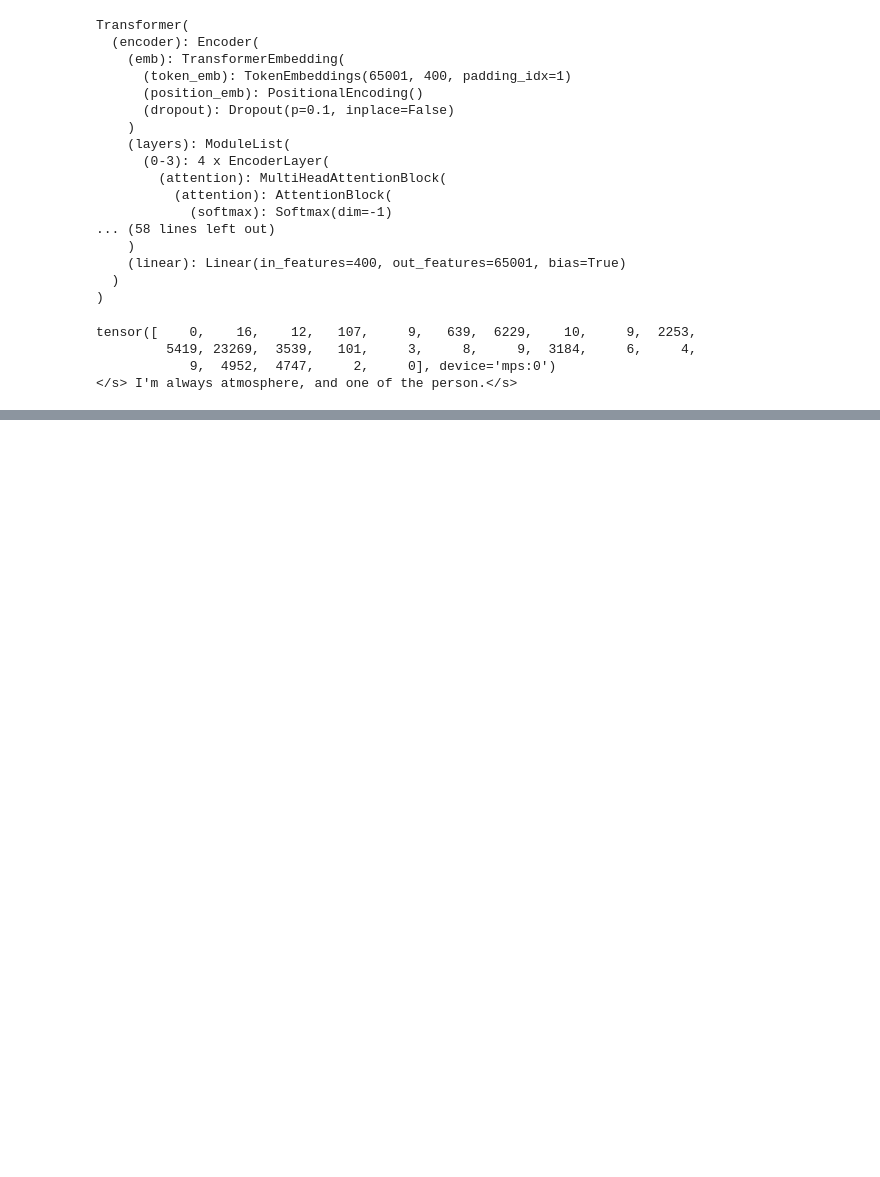
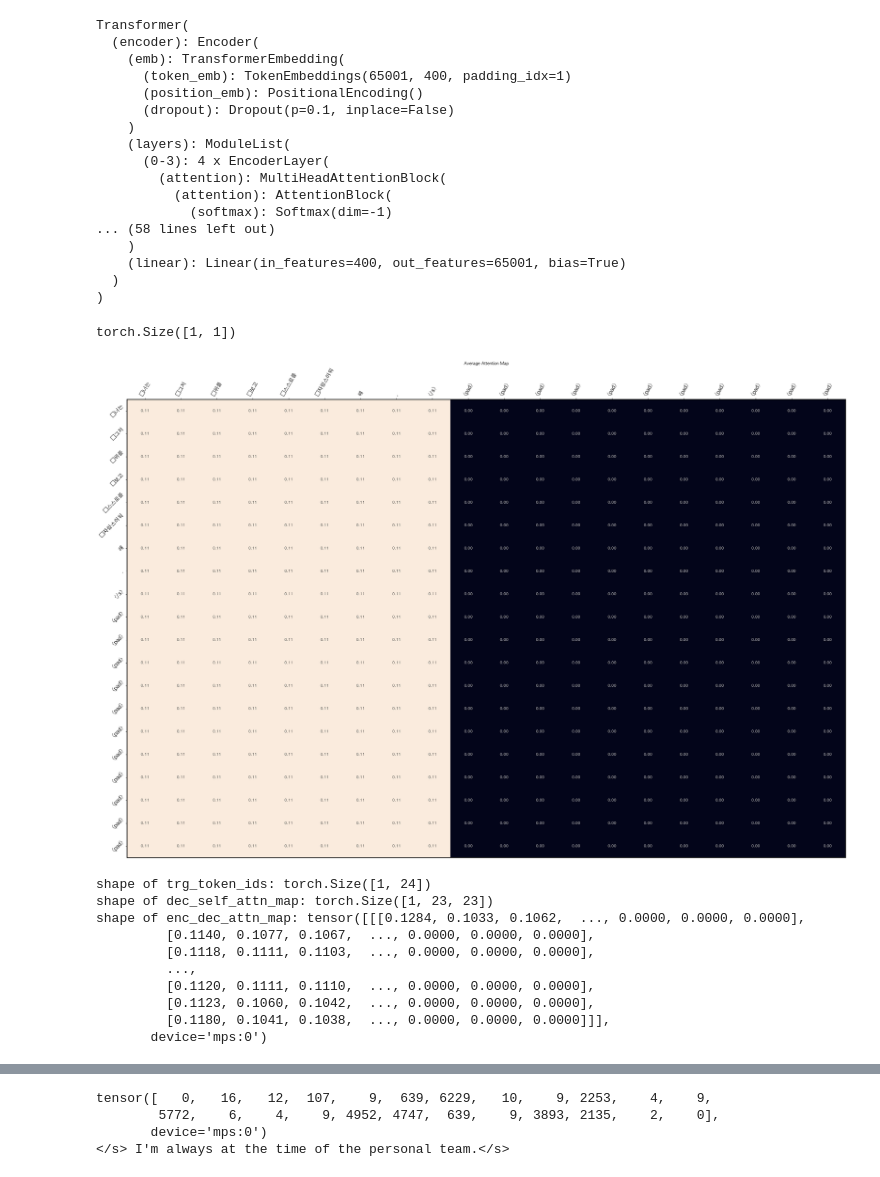
Before and after one commit to jinho-choi123/Transformer-pytorch, a Jupyter notebook: colab/colab.ipynb, the cells around one changed output, grey strips where cells are left out. Saved outputs shown, nothing was run; the diff lists cells and outputs as text; code cells hidden in the pictures; blank space fills up the shorter version.

Commit message:
add attention map visualization

```diff
--- a/colab/colab.ipynb
+++ b/colab/colab.ipynb
@@ -524,10 +555,13 @@ class Encoder(nn.Module):
 
     def forward(self, x, src_mask):
         x = self.emb(x)
+        attn_weights = []
+        # get the mean of attention map batch_size * seq_len_src * seq_len_src
         for layer in self.layers:
-            x = layer(x, src_mask)
+            x, attn_weight = layer(x, src_mask)
+            attn_weights.append(attn_weight)
 
-        return x
+        return x, torch.mean(torch.stack(attn_weights), dim=0)
 
 
 class Decoder(nn.Module):
@@ -544,11 +578,15 @@ class Decoder(nn.Module):
 
     def forward(self, trg, enc_src, trg_mask, src_mask):
         trg = self.emb(trg)
+        attn_weights_1 = []
+        attn_weights_2 = []
         for layer in self.layers:
-            trg = layer(trg, enc_src, trg_mask, src_mask)
+            trg, attn_weight_1, attn_weight_2 = layer(trg, enc_src, trg_mask, src_mask)
+            attn_weights_1.append(attn_weight_1)
+            attn_weights_2.append(attn_weight_2)
 
         output = self.linear(trg)
-        return output
+        return output, torch.mean(torch.stack(attn_weights_1), dim=0), torch.mean(torch.stack(attn_weights_2), dim=0)
 
 
 # Define Transformer Model
@@ -600,8 +638,8 @@ class Transformer(nn.Module):
     def forward(self, src, trg):
         src_mask = self.make_src_mask(src)
         trg_mask = self.make_trg_mask(trg)
-        enc_src = self.encoder(src, src_mask)
-        output = self.decoder(trg, enc_src, trg_mask, src_mask)
+        enc_src, enc_self_attn_weight = self.encoder(src, src_mask)
+        output, dec_self_attn_weight, enc_dec_attn_weight = self.decoder(trg, enc_src, trg_mask, src_mask)
 
         # current output shape is batch_size * dec_voc_size, which is desirable.
         # We don't need to apply softmax because we are going to use CrossEntropyLoss as loss function
@@ -848,11 +875,14 @@ def inference(kr_sentence):
         trg_token_ids = en_tokenizer.encode('</s>', return_tensors="pt", add_special_tokens=False).to(device)
         # trg_token_ids[0] = trg_eos_token
         trg_token_ids = trg_token_ids.reshape((1, -1)).to(device)
-        # print(trg_token_ids.shape)
+        print(trg_token_ids.shape)
         # print(trg_token_ids.type())
 
         # tokenize src sentence
         src_token_ids = kr_tokenizer(kr_sentence, add_special_tokens=True, padding="max_length", max_length=max_len, truncation=True).input_ids
+
+        src_tokens = kr_tokenizer.convert_ids_to_tokens(src_token_ids)
+
         src_token_ids = torch.tensor(src_token_ids).reshape((1, -1)).to(device)
         # print(src_token_ids.shape)
         # print(src_token_ids.type())
@@ -865,12 +895,18 @@ def inference(kr_sentence):
         # we can use whole transformer iteratively, but
         # since we are going to reuse enc_src,
         # we are going to cache it, and reuse it
-        enc_src = model.encoder(src_token_ids, src_mask)
+        enc_src, enc_self_attn_map = model.encoder(src_token_ids, src_mask)
+
+        # draw attn_map for enc_self_attn_map
+        draw_one_attention_map(0, enc_self_attn_map, src_tokens, src_tokens)
+
         for idx in range(1, limit_token_length):
             trg_mask = model.make_trg_mask(trg_token_ids)
             # print(trg_mask)
             # print(f'trg_token_ids: {trg_token_ids.shape}')
-            next_token_tensor = model.decoder(trg_token_ids, enc_src, trg_mask, src_mask)[0, -1, :]
+            # print(f'model.decoder(trg_token_ids, enc_src, trg_mask, src_mask)[0] shape: {model.decoder(trg_token_ids, enc_src, trg_mask, src_mask)[0].shape}')
+            decoded, dec_self_attn_map, enc_dec_attn_map = model.decoder(trg_token_ids, enc_src, trg_mask, src_mask)
+            next_token_tensor = decoded[0, -1, :]
             # print(f'next_token_tensor shape: {next_token_tensor.shape}')
             next_token_id = tensor2tokenid(next_token_tensor)
             # print(f'next_token_id: {next_token_id}')
@@ -884,14 +920,31 @@ def inference(kr_sentence):
             if next_token_id == trg_eos_token:
                 break
 
+        print(f'shape of trg_token_ids: {trg_token_ids.shape}')
+        trg_tokens = en_tokenizer.convert_ids_to_tokens(trg_token_ids.squeeze(0).tolist())
+
+        print(f'shape of dec_self_attn_map: {dec_self_attn_map.shape}')
+        print(f'shape of enc_dec_attn_map: {enc_dec_attn_map}')
+
+        draw_one_attention_map(0, dec_self_attn_map, trg_tokens, trg_tokens)
+        draw_one_attention_map(0, enc_dec_attn_map, trg_tokens, src_tokens)
+
         # convert trg into string
         print(f'{trg_token_ids.reshape(-1)}')
         return en_tokenizer.decode(trg_token_ids.reshape(-1), skip_special_tokens=False)
 # %%
-translated_sentence = inference("안녕하세요, 제 이름은 최진호입니다.")
+translated_sentence = inference("너는 그저 위를 보고 스스로를 자랑스러워해.")
 print(translated_sentence)
 # %% [output]
-tensor([    0,    16,    12,   107,     9,   639,  6229,    10,     9,  2253,
-         5419, 23269,  3539,   101,     3,     8,     9,  3184,     6,     4,
-            9,  4952,  4747,     2,     0], device='mps:0')
-</s> I'm always atmosphere, and one of the person.</s>
+torch.Size([1, 1])
+[figure, added]
+shape of trg_token_ids: torch.Size([1, 24])
+shape of dec_self_attn_map: torch.Size([1, 23, 23])
+shape of enc_dec_attn_map: tensor([[[0.1284, 0.1033, 0.1062,  ..., 0.0000, 0.0000, 0.0000],
+         [0.1140, 0.1077, 0.1067,  ..., 0.0000, 0.0000, 0.0000],
+         [0.1118, 0.1111, 0.1103,  ..., 0.0000, 0.0000, 0.0000],
+         ...,
+         [0.1120, 0.1111, 0.1110,  ..., 0.0000, 0.0000, 0.0000],
+         [0.1123, 0.1060, 0.1042,  ..., 0.0000, 0.0000, 0.0000],
+         [0.1180, 0.1041, 0.1038,  ..., 0.0000, 0.0000, 0.0000]]],
+       device='mps:0')
@@ -897,0 +953,4 @@ tensor([    0,    16,    12,   107,     9,   639,  6229,    10,     9,  2253,
+tensor([   0,   16,   12,  107,    9,  639, 6229,   10,    9, 2253,    4,    9,
+        5772,    6,    4,    9, 4952, 4747,  639,    9, 3893, 2135,    2,    0],
+       device='mps:0')
+</s> I'm always at the time of the personal team.</s>
```
Also changed, not shown: parts of 20 cells of this notebook, 7 other files.
